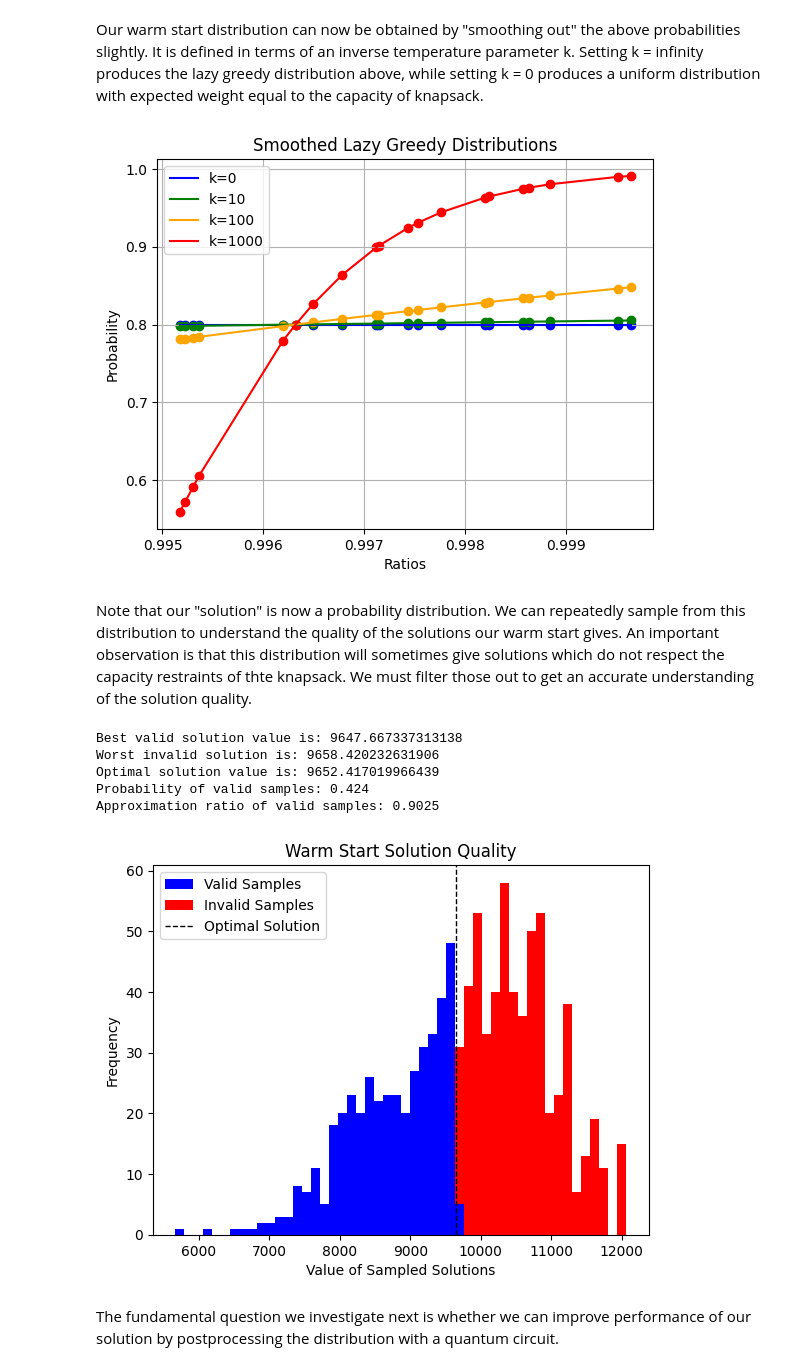
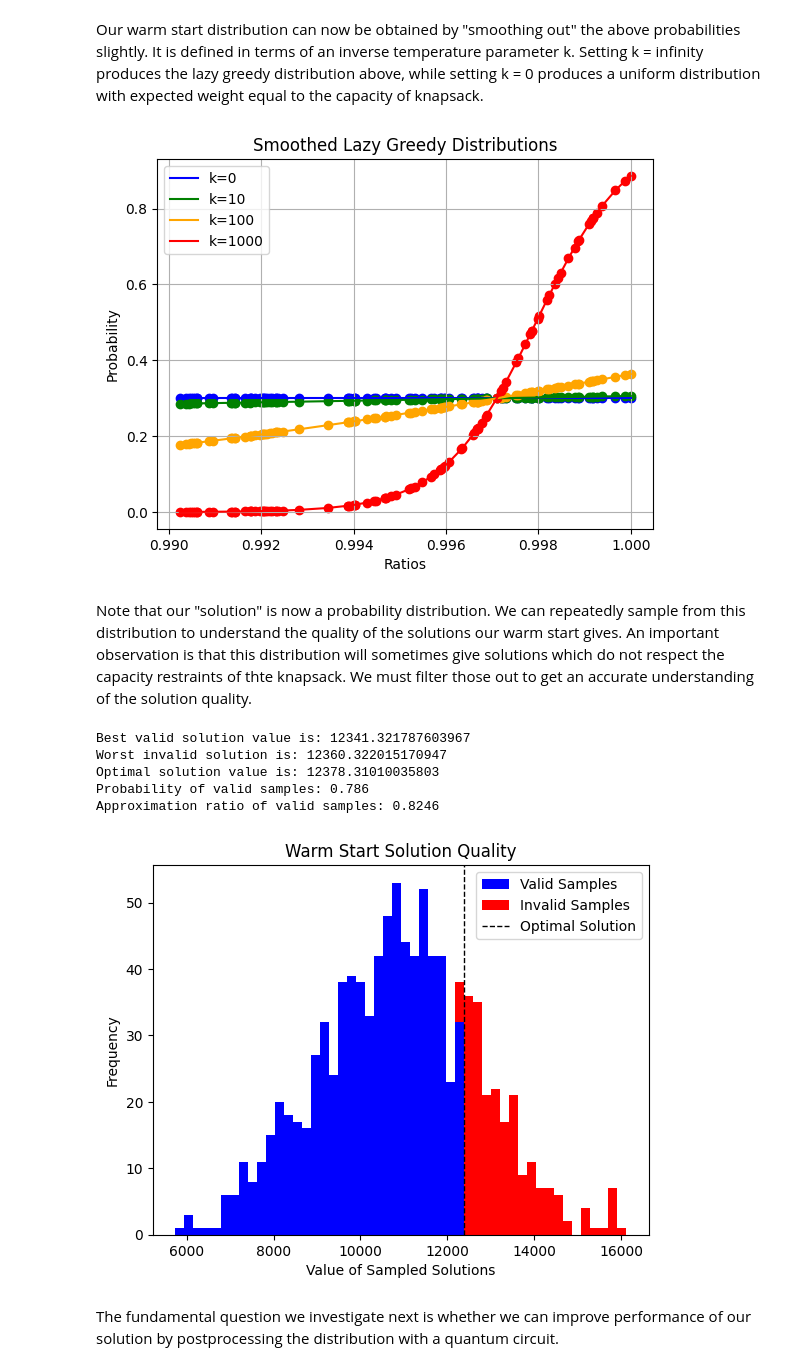
Before and after one commit to jhoule42/xQAOA_unit_commitment, a Jupyter notebook: demo.ipynb, the cells around one changed output. Saved outputs shown, nothing was run; the diff lists cells and outputs as text; code cells hidden in the pictures.

```diff
--- a/demo.ipynb
+++ b/demo.ipynb
@@ -32,14 +32,14 @@ def generate_random_ratio(n, ratio_range = 0.005):
 # %% [markdown]
 To begine we initialize our hard knapsack distribution, including the capacity constraint. We end with a plot of all the items in the knapsack and their values and weights.
 # %%
-n = 20  # Number of items
+n = 100  # Number of items
 d = 4  # Technical term in definition of profit distribution setting how far values can differ from weights
 
-frac = 0.8
+frac = 0.3 # Fraction of total weight to set as capacity
 
 # [weights,values] = generate_profit(n, d) # create the list of knapsack items
 ## Testing alternate generator
-[weights,values] = generate_random_ratio(n) # create the list of knapsack items
+[weights,values] = generate_random_ratio(n, ratio_range=0.01) # create the list of knapsack items
 
 capacity = frac * np.sum(weights)  # Set weight limit to some % of total weight
 
@@ -246,46 +246,46 @@ plt.legend()
 plt.grid(True)
 plt.show()
 # %% [output]
-[figure, old version]
+[figure, new version]
 # %% [markdown]
 Note that our "solution" is now a probability distribution. We can repeatedly sample from this distribution to understand the quality of the solutions our warm start gives. An important observation is that this distribution will sometimes give solutions which do not respect the capacity restraints of thte knapsack. We must filter those out to get an accurate understanding of the solution quality.
 # %%
 # We will pick k = 100 since it gives a gives a good balance between the uniform and lazy greedy distributions.
-k = 100
+k = 1000
 smoothed_distribution = construct_smoothed_lazy_greedy_distribution(weights, values, capacity, k)
 
 # Now sample from this distribtion
 num_samples = 1000
 samples = np.random.rand(num_samples, len(weights)) < smoothed_distribution
 total_values = np.sum(samples * values, axis=1)
 total_weights = np.sum(samples * weights, axis=1)
 valid_samples = total_weights <= capacity
 
 # Some nice to have statistics
 probability_valid = np.sum(valid_samples) / num_samples
 approxmation_ratio_of_valid = np.mean(total_values[valid_samples]) / optimal_value
 
 # Lets make a histogram showing the total value of the samples
 plt.figure()
 plt.hist([total_values[valid_samples],total_values[~valid_samples]], bins=50, stacked = True, color=['blue','red'], label=['Valid Samples', 'Invalid Samples'])
 plt.axvline(optimal_value, color='black', linestyle='dashed', linewidth=1, label='Optimal Solution')
 plt.title('Warm Start Solution Quality')
 plt.xlabel('Value of Sampled Solutions')
 plt.ylabel('Frequency')
 plt.legend()
 
 print(f"Best valid solution value is: {np.max(total_values[valid_samples])}")
 print(f"Worst invalid solution is: {np.min(total_values[~valid_samples])}")
 print(f"Optimal solution value is: {optimal_value}")
 print(f"Probability of valid samples: {probability_valid}")
 print(f"Approximation ratio of valid samples: {approxmation_ratio_of_valid:.4f}")
 # %% [output]
-Best valid solution value is: 9647.667337313138
-Worst invalid solution is: 9658.420232631906
-Optimal solution value is: 9652.417019966439
-Probability of valid samples: 0.424
-Approximation ratio of valid samples: 0.9025
+Best valid solution value is: 12341.321787603967
+Worst invalid solution is: 12360.322015170947
+Optimal solution value is: 12378.31010035803
+Probability of valid samples: 0.786
+Approximation ratio of valid samples: 0.8246
-[figure, old version]
+[figure, new version]
 # %% [markdown]
 The fundamental question we investigate next is whether we can improve performance of our solution by postprocessing the distribution with a quantum circuit.
 # %% [markdown]
```
Also changed, not shown: parts of 24 cells of this notebook, 4 other files.
